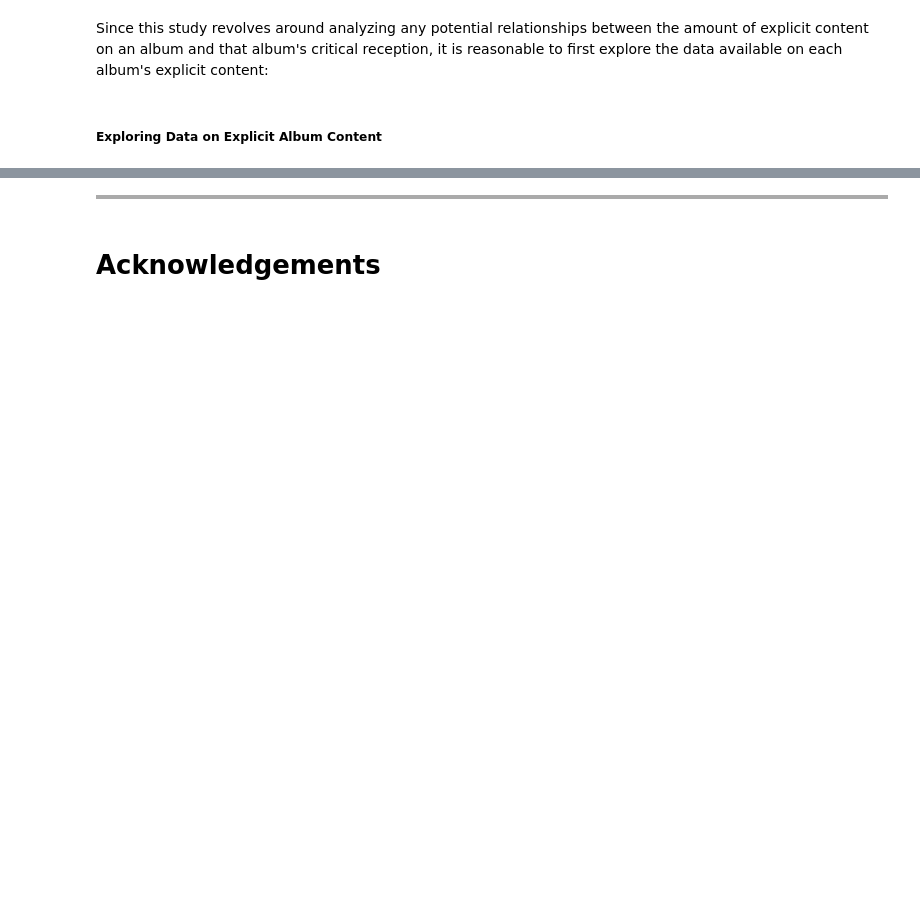
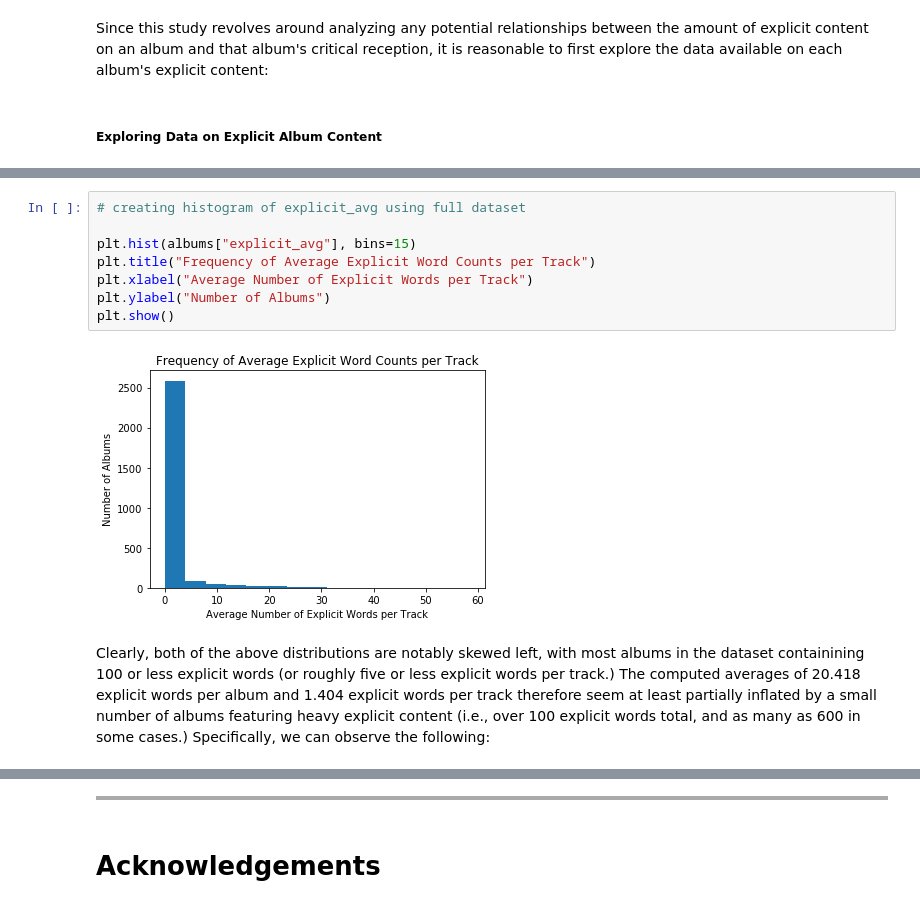
Before and after one commit to genghisshyy/INFO_2950_FinalProject, a Jupyter notebook: notebooks/final_report.ipynb, the cells around one changed output, grey strips where cells are left out. Saved outputs shown, nothing was run; the diff lists cells and outputs as text; blank space fills up the shorter version.

```diff
--- a/notebooks/final_report.ipynb
+++ b/notebooks/final_report.ipynb
@@ -331,0 +216,12 @@ We can confirm the above two observations by first fitting a linear regression t
+# %%
+# creating histogram of explicit_avg using full dataset
+
+plt.hist(albums["explicit_avg"], bins=15)
+plt.title("Frequency of Average Explicit Word Counts per Track")
+plt.xlabel("Average Number of Explicit Words per Track")
+plt.ylabel("Number of Albums")
+plt.show()
+# %% [output]
+[figure, added]
+# %% [markdown]
+Clearly, both of the above distributions are notably skewed left, with most albums in the dataset containining 100 or less explicit words (or roughly five or less explicit words per track.) The computed averages of 20.418 explicit words per album and 1.404 explicit words per track therefore seem at least partially inflated by a small number of albums featuring heavy explicit content (i.e., over 100 explicit words total, and as many as 600 in some cases.) Specifically, we can observe the following:
```
Also changed, not shown: parts of 90 cells of this notebook.
